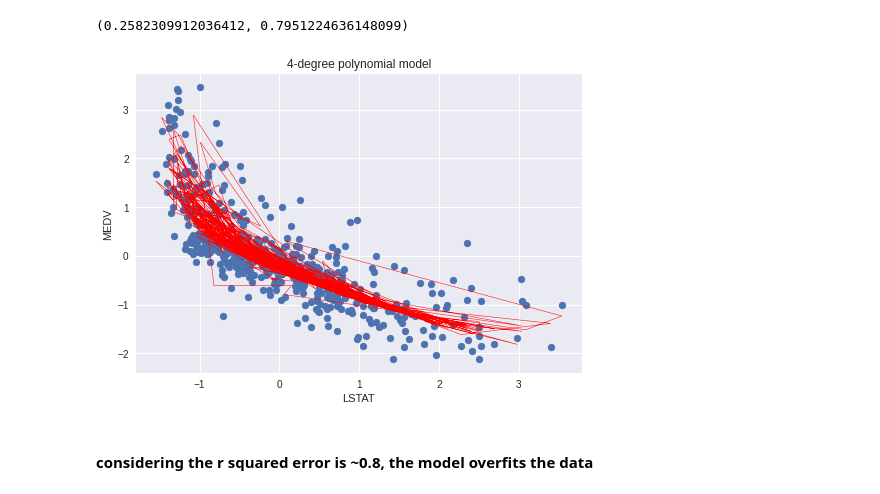
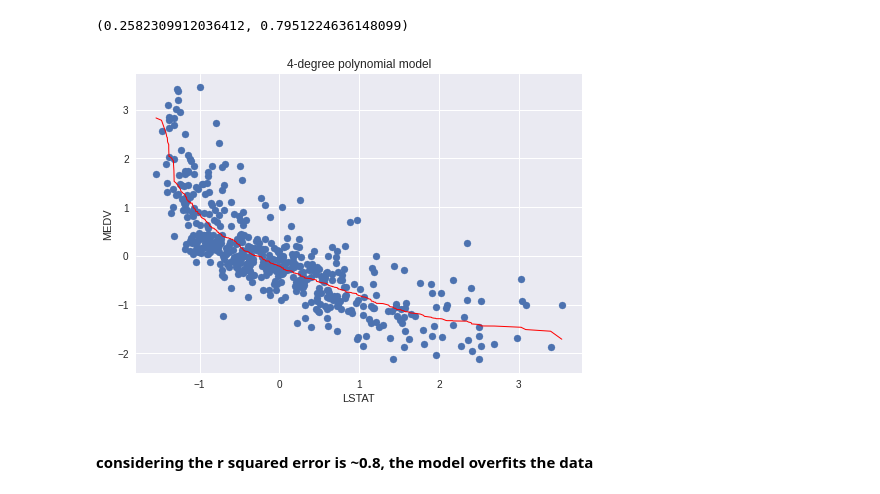
Before and after one commit to h3ic/cs102, a Jupyter notebook: homework12/Solution_Part2.ipynb, the cells around one changed output. Saved outputs shown, nothing was run; the diff lists cells and outputs as text; code cells hidden in the pictures.

```diff
--- a/homework12/Solution_Part2.ipynb
+++ b/homework12/Solution_Part2.ipynb
@@ -66,11 +69,11 @@ predictions = model.coef_ @ X_poly_scaled.T + model.intercept_
 # %%
 plt.scatter(X_scaled, y_scaled)
 plt.xlabel('LSTAT')
 plt.ylabel('MEDV')
 plt.title('4-degree polynomial model')
-plt.plot(X_scaled, predictions.reshape((490,)), lw=0.5, c='r');
+plt.plot(sorted(X_scaled), sorted(predictions.reshape(490,), reverse=True), lw=1, c='r');
 # %% [output]
-[figure, old version]
+[figure, new version]
 # %% [markdown]
 #### considering the r squared error is ~0.8, the model overfits the data
 # %%
```
Also changed, not shown: parts of 36 cells of this notebook.
